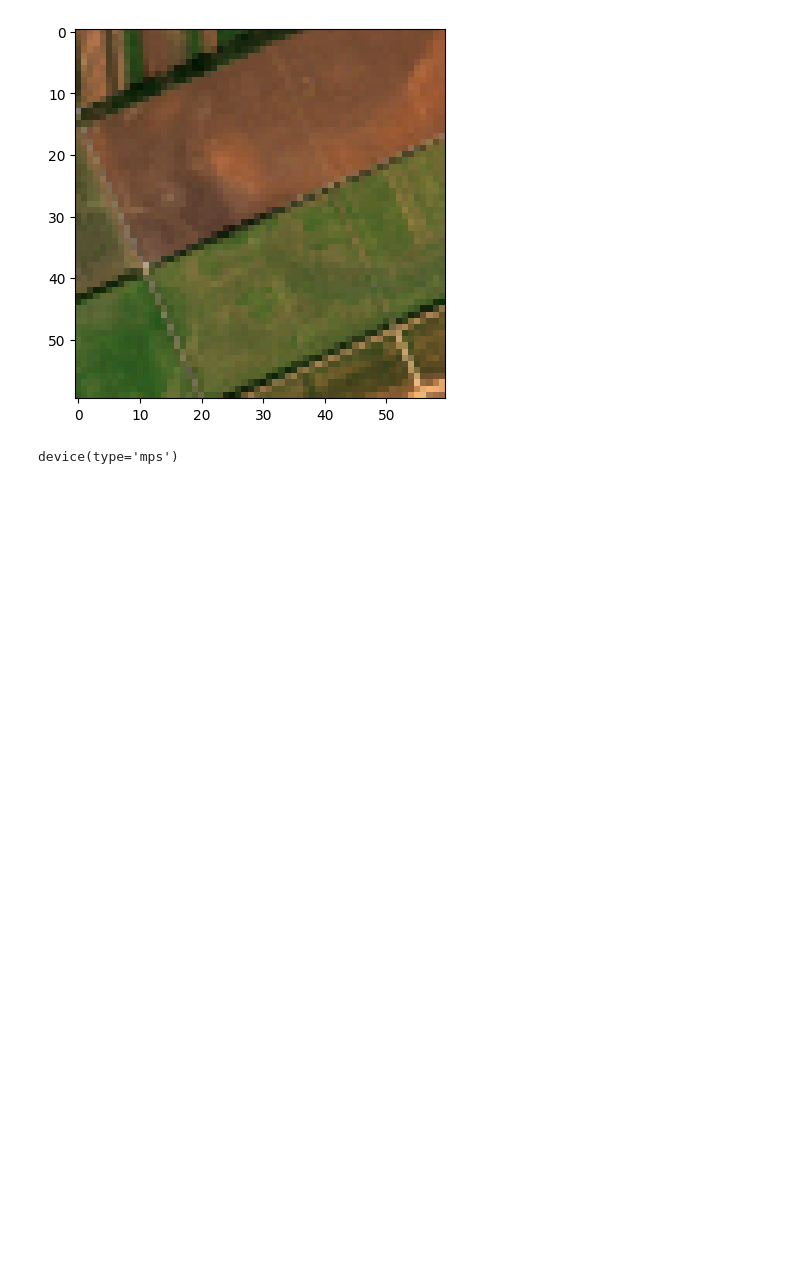
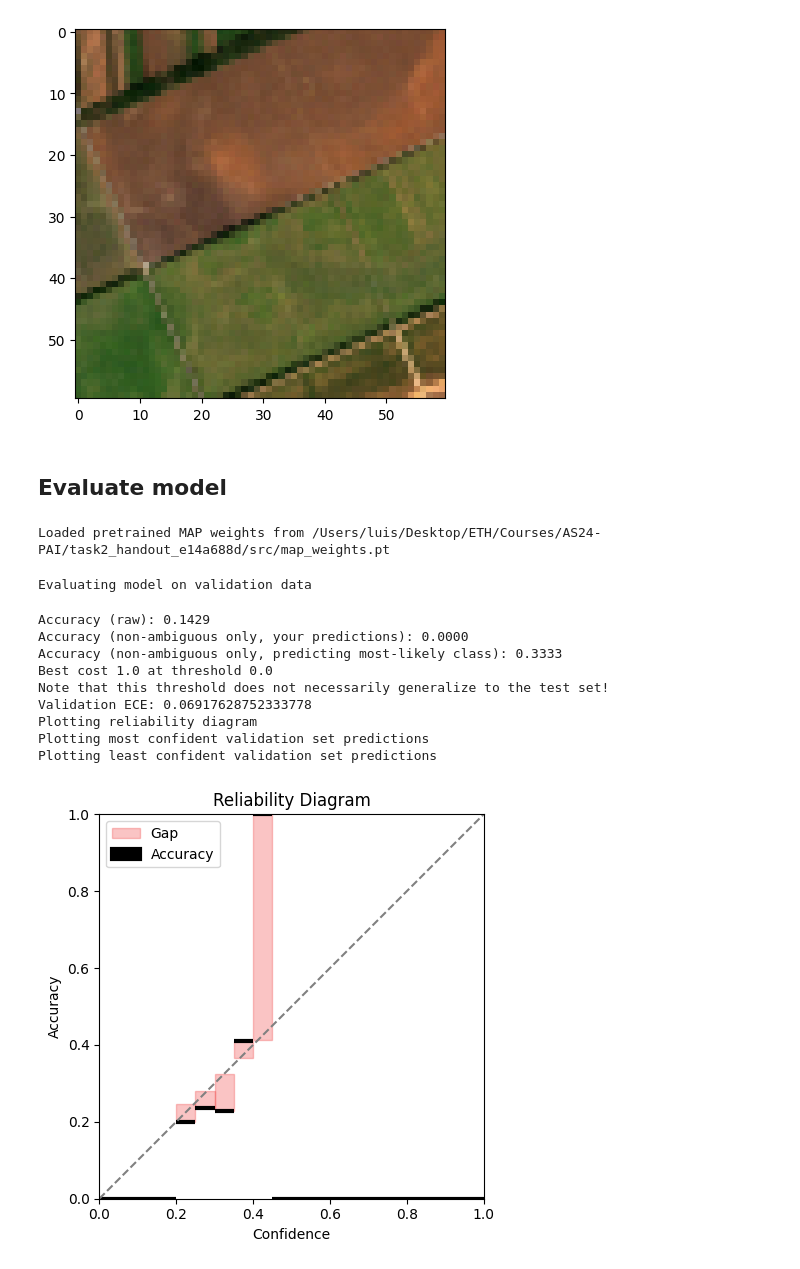
Before and after one commit to LuisCarretero/PAI-task2, a Jupyter notebook: src/dev.ipynb, the cells around one changed output. Cells and saved outputs as stored; diff of their text form; code cells hidden in the pictures; blank space fills up the shorter version.

```diff
--- a/src/dev.ipynb
+++ b/src/dev.ipynb
@@ -6,5 +8,5 @@ import matplotlib.pyplot as plt
 # %%
-data_location = pathlib.Path.cwd()
+data_location = pathlib.Path.cwd().parent / 'data'
 model_location = pathlib.Path.cwd()
 output_location = pathlib.Path.cwd()
 
@@ -28,7 +30,5 @@ plt.imshow(training_images[1].numpy().transpose(1, 2, 0))
 # %% [output]
 <matplotlib.image.AxesImage at 0x...>
 [figure]
-# %%
-torch.device("mps")
-# %% [output]
-device(type='mps')
+# %% [markdown]
+## Evaluate model
@@ -34,0 +142,52 @@ device(type='mps')
+# %%
+from importlib import reload
+import model
+import model_util
+reload(model)
+reload(model_util)
+from model import SWAGInference
+
+from model_util import InferenceType
+
+def dataset_to_device(dataset, device):
+    return torch.utils.data.TensorDataset(*[t.to(device) for t in dataset.tensors])
+
+# Fix all randomness
+setup_seeds()
+
+# Build and run the actual solution
+training_loader = torch.utils.data.DataLoader(
+    dataset_to_device(training_dataset, 'mps'),
+    batch_size=16,
+    shuffle=True,
+    num_workers=0,
+)
+
+swag_inference = SWAGInference(
+    train_xs=training_dataset.tensors[0].to('mps'),
+    model_dir=model_location,
+    inference_mode=InferenceType.SWAG_DIAGONAL,
+    device='mps'
+)
+swag_inference.fit(training_loader)
+swag_inference.apply_calibration(validation_dataset)
+
+# fork_rng ensures that the evaluation does not change the rng state.
+# That way, you should get exactly the same results even if you remove evaluation
+# to save computational time when developing the task
+# (as long as you ONLY use torch randomness, and not e.g. random or numpy.random).
+with torch.random.fork_rng():
+    evaluate(swag_inference, dataset_to_device(validation_dataset, 'mps'), True, output_location)
+# %% [output]
+Loaded pretrained MAP weights from /Users/luis/Desktop/ETH/Courses/AS24-PAI/task2_handout_e14a688d/src/map_weights.pt
+Evaluating model on validation data
+Accuracy (raw): 0.1429
+Accuracy (non-ambiguous only, your predictions): 0.0000
+Accuracy (non-ambiguous only, predicting most-likely class): 0.3333
+Best cost 1.0 at threshold 0.0
+Note that this threshold does not necessarily generalize to the test set!
+Validation ECE: 0.06917628752333778
+Plotting reliability diagram
+Plotting most confident validation set predictions
+Plotting least confident validation set predictions
+[figure, added]
```
Also changed, not shown: parts of 5 cells of this notebook, 10 other files.
